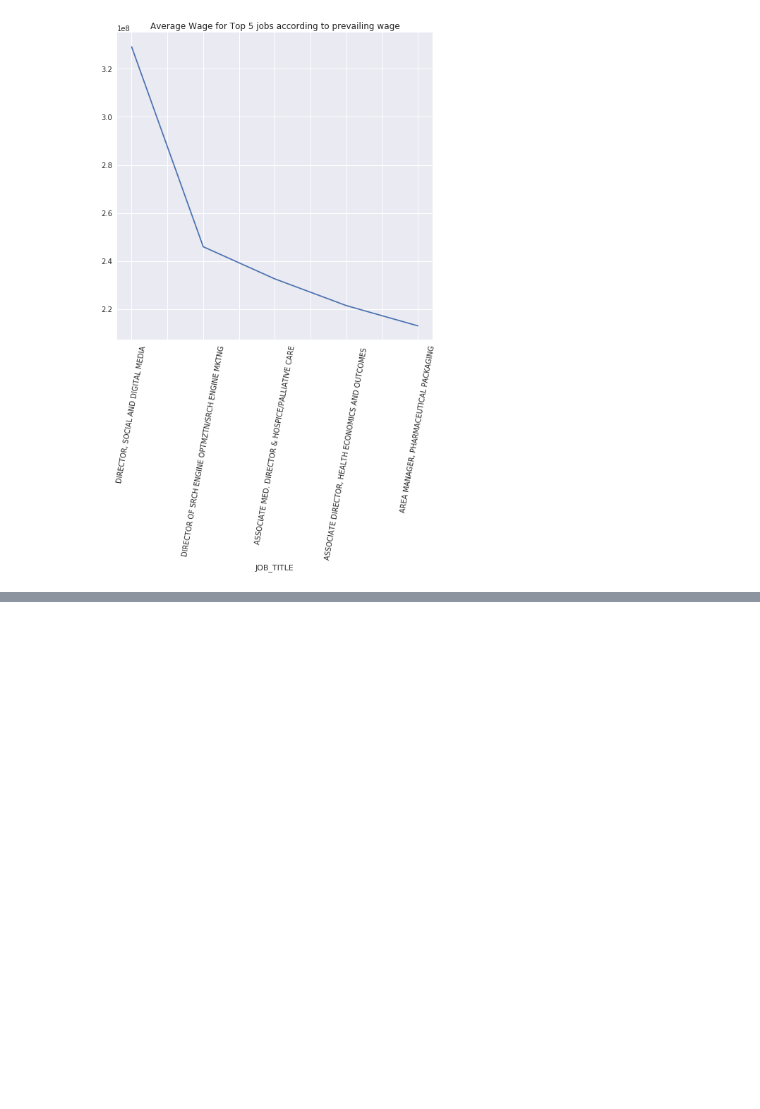
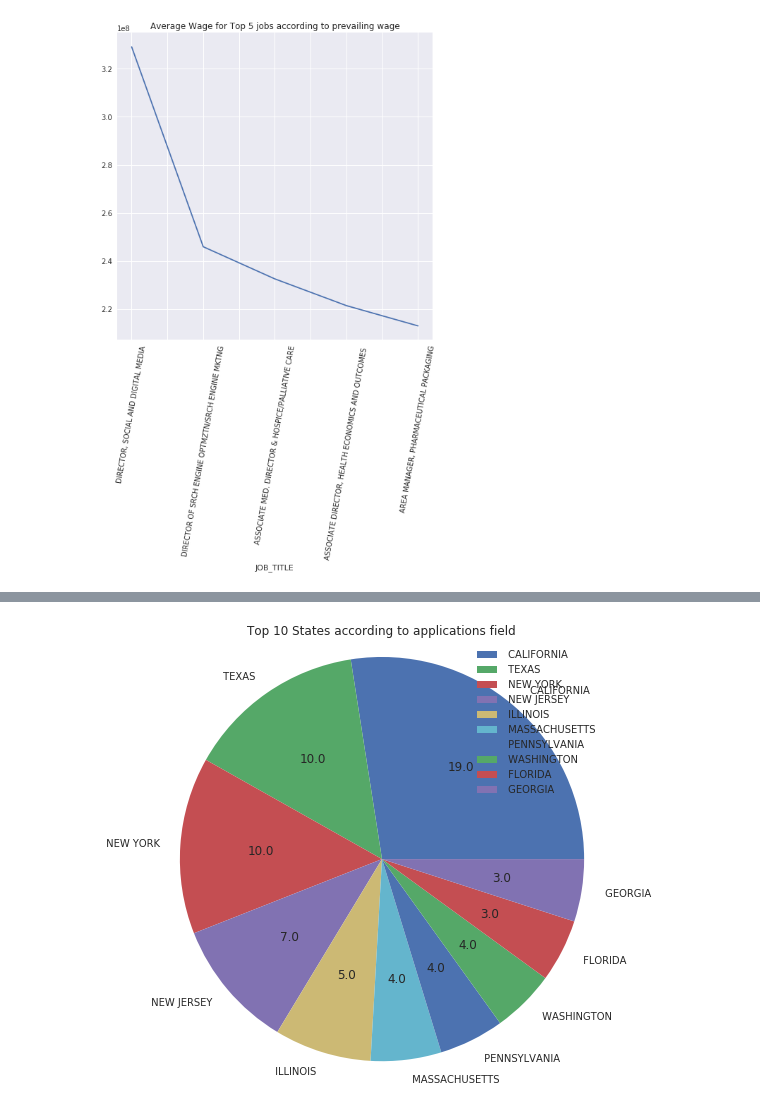
Before and after one commit to tsharmagw/PracticeProject, a Jupyter notebook: H-1B_Petition_analysis/H-1B_petitionAnalysis.ipynb, the cells around one changed output, grey strips where cells are left out. Drawn from its saved outputs; the diff is of its cells as text; code cells hidden in the pictures; blank space fills up the shorter version.

```diff
--- a/H-1B_Petition_analysis/H-1B_petitionAnalysis.ipynb
+++ b/H-1B_Petition_analysis/H-1B_petitionAnalysis.ipynb
@@ -145,0 +161,16 @@ plt.show()
+# %%
+#Top 10 states according to applications filed
+df3=df[["State","Unique_Id"]].groupby("State").agg("count").sort_values(by="Unique_Id",ascending=False)
+df3["percent"]=df3["Unique_Id"]*100/np.sum(df3["Unique_Id"])
+df4=df3.sort_values(by="percent",ascending=False).iloc[0:10,:]
+sum_value=np.sum(df4['percent'])
+def absolute_value(val):
+    a  = np.round(val/100.*sum_value, 0)
+    return a
+df4.plot.pie(y="percent",figsize=(8,8),title="Top 10 States according to applications filed",autopct=absolute_value)
+plt.legend(loc="best")
+plt.ylabel("")
+plt.axis("equal")
+plt.show()
+# %% [output]
+[figure, added]
```
Also changed, not shown: parts of 1 cell of this notebook.
